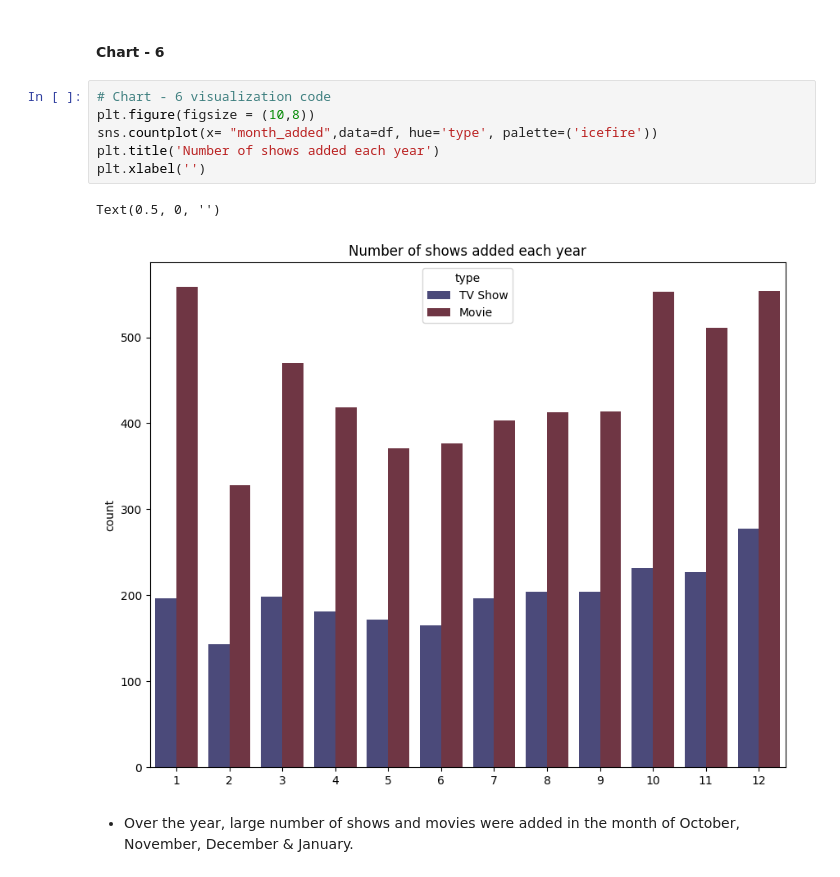
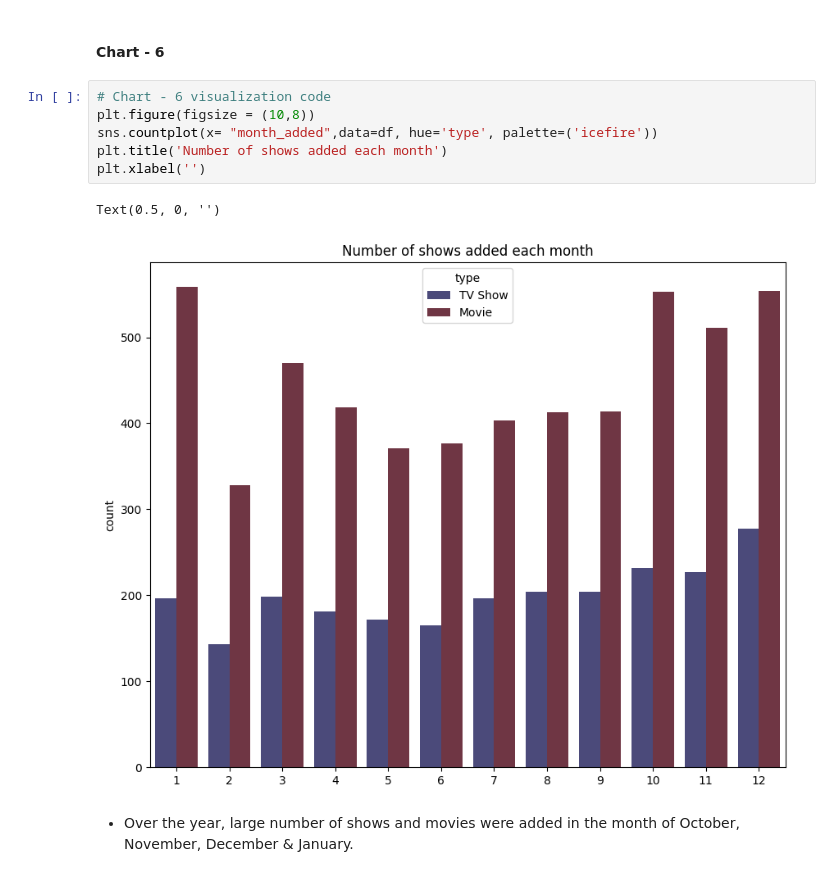
Before and after one commit to RahulI5/Netflix-Movies-and-TV-Shows-Clustering, a Jupyter notebook: Netflix_Movies_and_TV_Shows_Clustering.ipynb, the cells around one changed output. Cells and saved outputs as stored; diff of their text form.

```diff
--- a/Netflix_Movies_and_TV_Shows_Clustering.ipynb
+++ b/Netflix_Movies_and_TV_Shows_Clustering.ipynb
@@ -381,12 +380,12 @@ Text(0.5, 0, '')
 # %%
 # Chart - 6 visualization code
 plt.figure(figsize = (10,8))
 sns.countplot(x= "month_added",data=df, hue='type', palette=('icefire'))
-plt.title('Number of shows added each year')
+plt.title('Number of shows added each month')
 plt.xlabel('')
 # %% [output]
 Text(0.5, 0, '')
-[figure, old version]
+[figure, new version]
 # %% [markdown]
 * Over the year, large number of shows and movies were added in the month of October, November, December & January.
 # %% [markdown]
```
Also changed, not shown: parts of 9 cells of this notebook.
